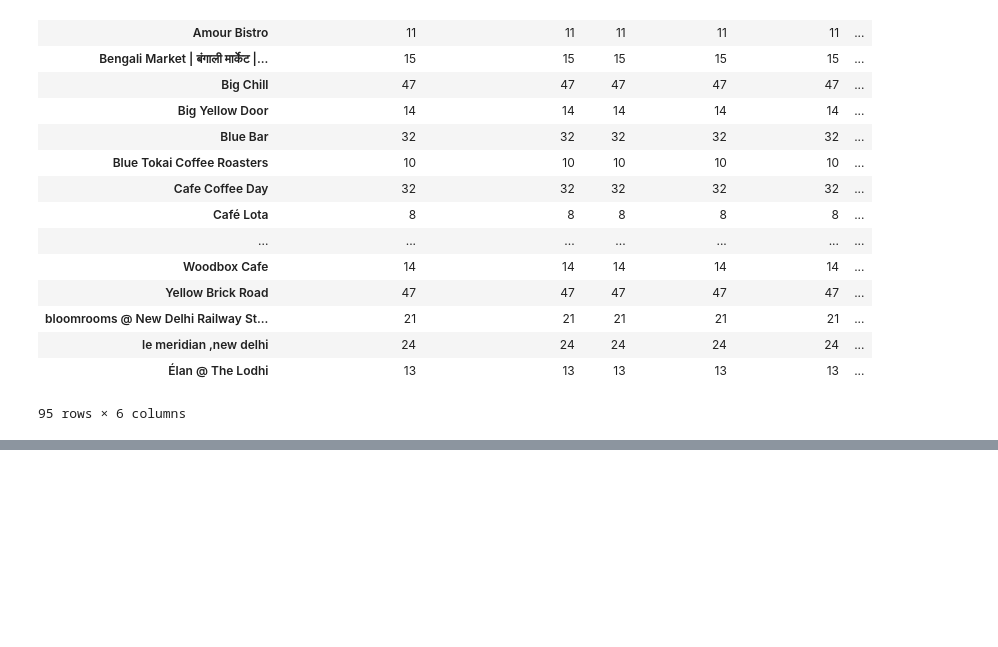
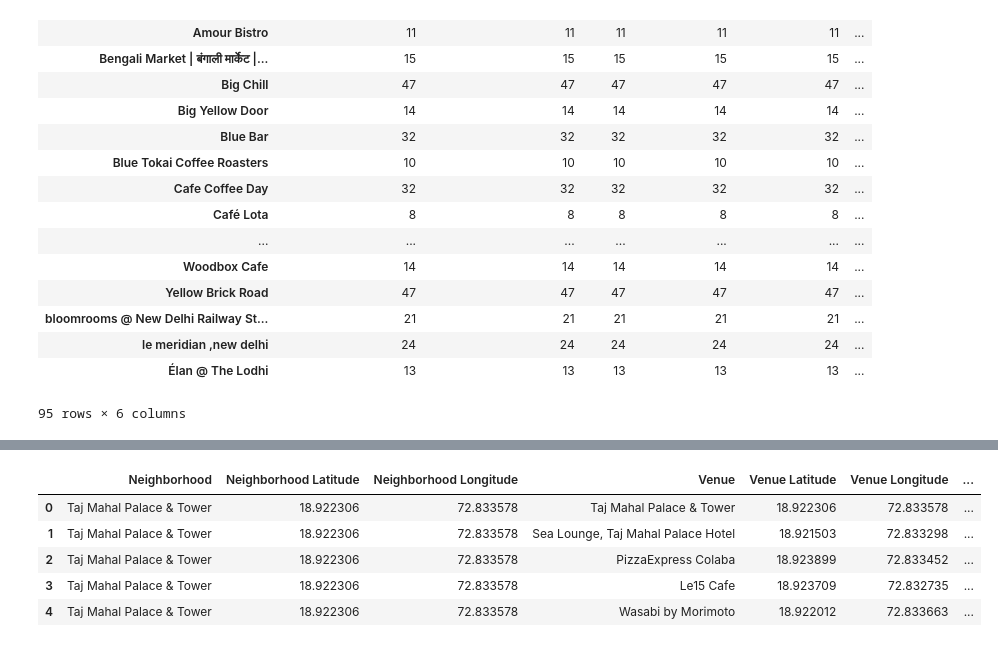
Before and after one commit to prateekcsit/Coursera_Capstone, a Jupyter notebook: Battle of Neighborhoods- Capstone Project.ipynb, the cells around one changed output, grey strips where cells are left out. Saved outputs shown, nothing was run; the diff lists cells and outputs as text; code cells hidden in the pictures; blank space fills up the shorter version.

```diff
--- a/Battle of Neighborhoods- Capstone Project.ipynb
+++ b/Battle of Neighborhoods- Capstone Project.ipynb
@@ -284,3 +353,10 @@ meerut_venues = getNearbyVenues(names=nearby_venues['name'],
 # %%
-meerut_venues.head()
+mumbai_venues.head()
+# %% [output]
+|  | Neighborhood | Neighborhood Latitude | Neighborhood Longitude | Venue | Venue Latitude | Venue Longitude | ... |
+| 0 | Taj Mahal Palace & Tower | 18.922306 | 72.833578 | Taj Mahal Palace & Tower | 18.922306 | 72.833578 | ... |
+| 1 | Taj Mahal Palace & Tower | 18.922306 | 72.833578 | Sea Lounge, Taj Mahal Palace Hotel | 18.921503 | 72.833298 | ... |
+| 2 | Taj Mahal Palace & Tower | 18.922306 | 72.833578 | PizzaExpress Colaba | 18.923899 | 72.833452 | ... |
+| 3 | Taj Mahal Palace & Tower | 18.922306 | 72.833578 | Le15 Cafe | 18.923709 | 72.832735 | ... |
+| 4 | Taj Mahal Palace & Tower | 18.922306 | 72.833578 | Wasabi by Morimoto | 18.922012 | 72.833663 | ... |
 # %%
```
Also changed, not shown: parts of 31 cells of this notebook.
